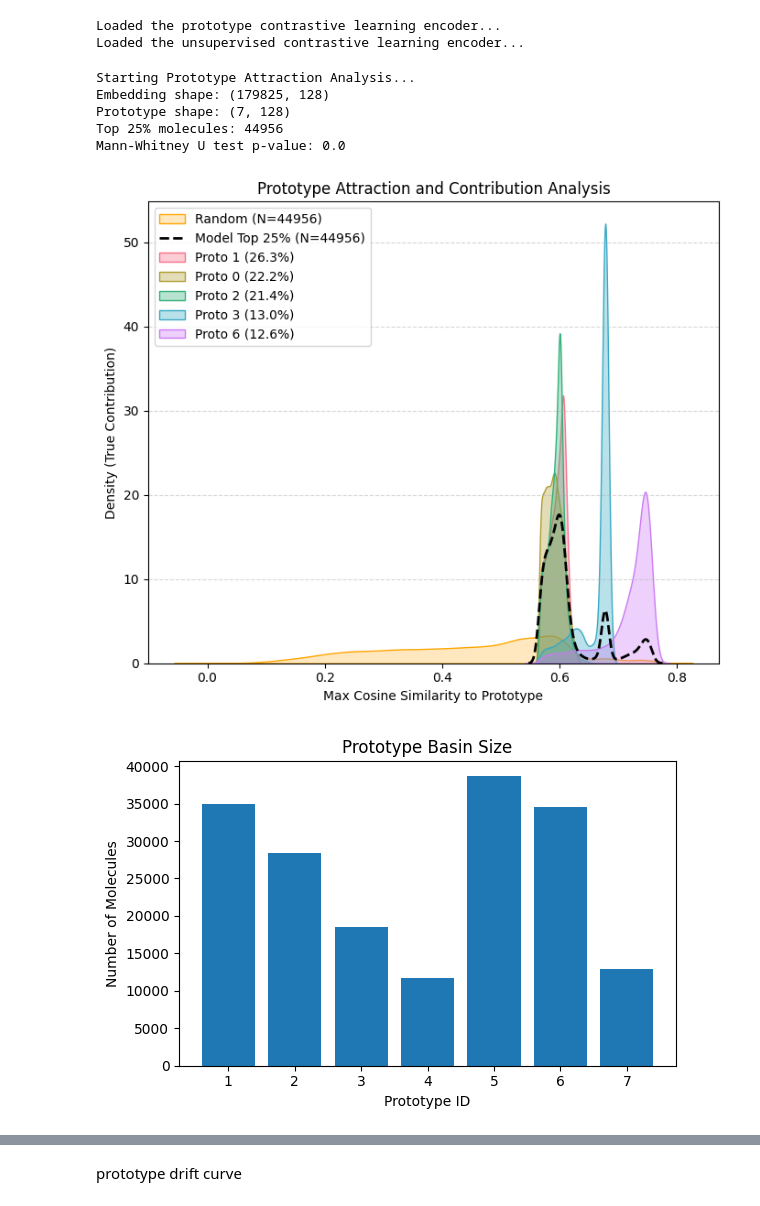
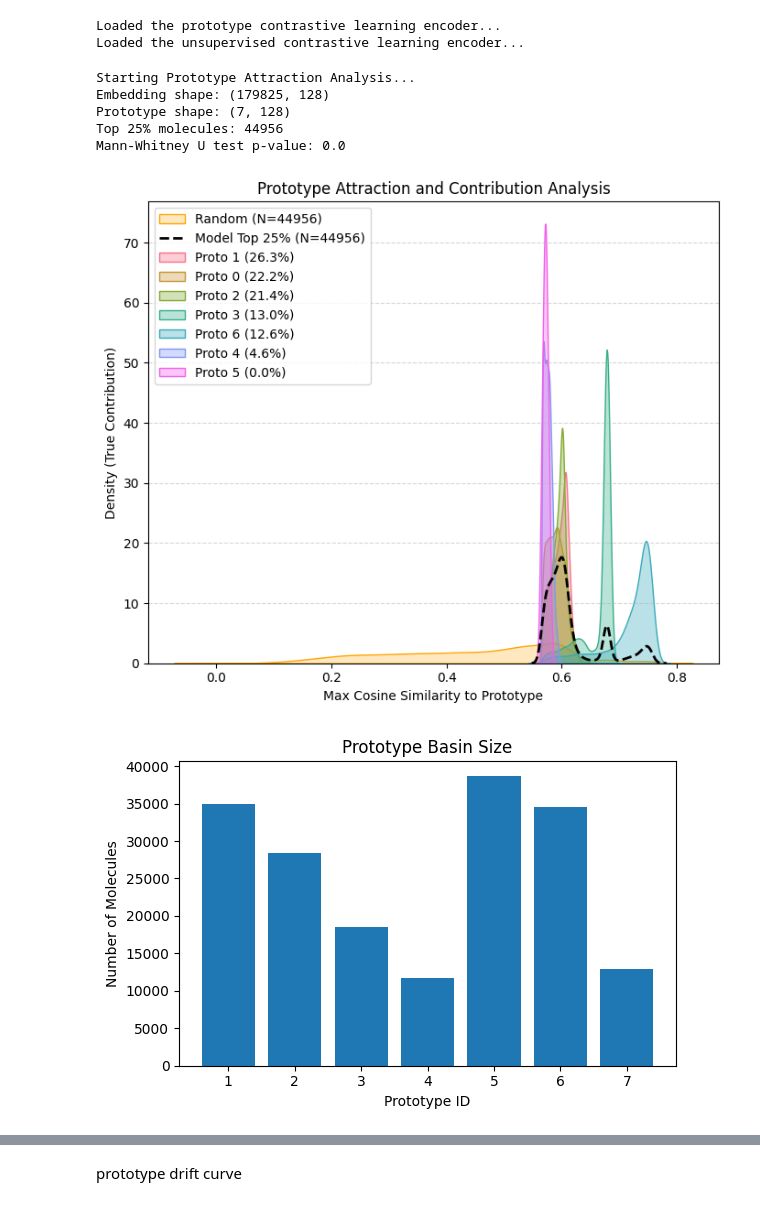
Before and after one commit to HongWxd/ProtoMI, a Jupyter notebook: V3/plot_scripts/plot_fig3_c&d.ipynb, the cells around one changed output, grey strips where cells are left out. Drawn from its saved outputs; the diff is of its cells as text; code cells hidden in the pictures.

Commit message:
fix plot_fig3c bug

```diff
--- a/V3/plot_scripts/plot_fig3_c&d.ipynb
+++ b/V3/plot_scripts/plot_fig3_c&d.ipynb
@@ -635,7 +635,7 @@ print("Mann-Whitney U test p-value:", p_value)
 # 6 Prototype 贡献分析
 # ==============================
 proto_counts = Counter(proto_top)
-top_k_protos = [item[0] for item in proto_counts.most_common(5)]
+top_k_protos = [item[0] for item in proto_counts.most_common(len(proto_counts))]
 
 # ==============================
 # 7 权重（关键！！！）
@@ -852,34 +852,34 @@ plt.xlabel("Top Percentile of Molecules (%)")
 plt.ylabel("Mean Similarity to Prototype")
 
 plt.title("Prototype Recommendation Generalization")
 
 plt.legend()
 
 plt.tight_layout()
 
 plt.show()
 
 # # ==============================
 # # 9 Save analysis table
 # # ==============================
 
 # df_analysis = pd.DataFrame({
 #     "molecule_id": mol_ids,
 #     "closest_prototype": closest_proto,
 #     "similarity": max_sim
 # })
 
 # df_analysis["is_top25"] = 0
 # df_analysis.loc[top_idx, "is_top25"] = 1
 
 # # df_analysis.to_csv("prototype_attraction_analysis.csv", index=False)
 # %% [output]
 Starting Prototype Attraction Analysis...
 Embedding shape: (179825, 128)
 Prototype shape: (7, 128)
 Top 25% molecules: 44956
 Mann-Whitney U test p-value: 0.0
-[figure, old version]
+[figure, new version]
 [figure]
 [figure]
 [figure]
```
Also changed, not shown: 4 other files.
